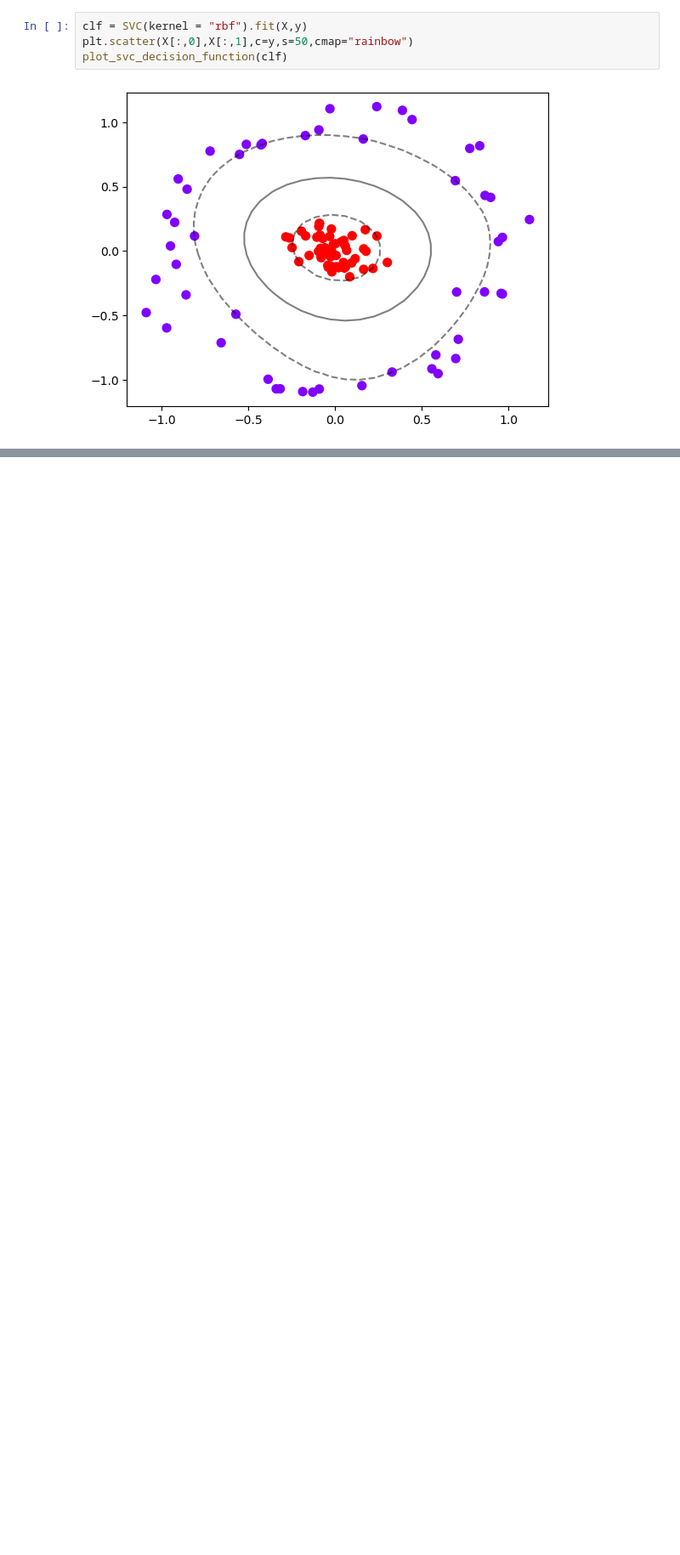
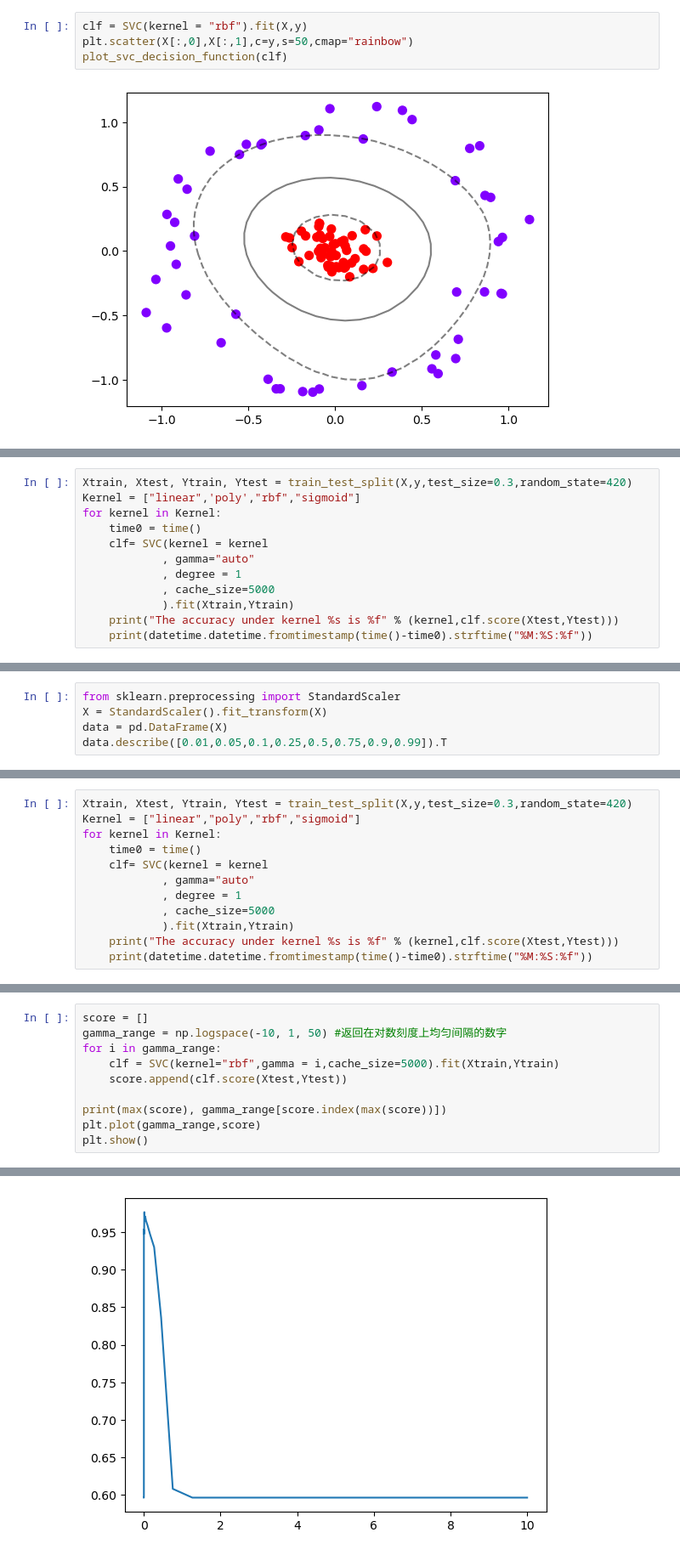
Before and after one commit to Vincy-w/SKLearn, a Jupyter notebook: jupyter/SVM.ipynb, the cells around one changed output, grey strips where cells are left out. Shown at 85% size. Saved outputs shown, nothing was run; the diff lists cells and outputs as text; blank space fills up the shorter version.

```diff
--- a/jupyter/SVM.ipynb
+++ b/jupyter/SVM.ipynb
@@ -70,0 +93,12 @@ plot_svc_decision_function(clf)
+# %%
+Xtrain, Xtest, Ytrain, Ytest = train_test_split(X,y,test_size=0.3,random_state=420)
+Kernel = ["linear",'poly',"rbf","sigmoid"]
+for kernel in Kernel:
+    time0 = time()
+    clf= SVC(kernel = kernel
+            , gamma="auto"
+            , degree = 1
+            , cache_size=5000
+            ).fit(Xtrain,Ytrain)
+    print("The accuracy under kernel %s is %f" % (kernel,clf.score(Xtest,Ytest)))
+    print(datetime.datetime.fromtimestamp(time()-time0).strftime("%M:%S:%f"))
@@ -70,0 +138,5 @@ plot_svc_decision_function(clf)
+# %%
+from sklearn.preprocessing import StandardScaler
+X = StandardScaler().fit_transform(X)
+data = pd.DataFrame(X)
+data.describe([0.01,0.05,0.1,0.25,0.5,0.75,0.9,0.99]).T
@@ -70,0 +161,12 @@ plot_svc_decision_function(clf)
+# %%
+Xtrain, Xtest, Ytrain, Ytest = train_test_split(X,y,test_size=0.3,random_state=420)
+Kernel = ["linear","poly","rbf","sigmoid"]
+for kernel in Kernel:
+    time0 = time()
+    clf= SVC(kernel = kernel
+            , gamma="auto"
+            , degree = 1
+            , cache_size=5000
+            ).fit(Xtrain,Ytrain)
+    print("The accuracy under kernel %s is %f" % (kernel,clf.score(Xtest,Ytest)))
+    print(datetime.datetime.fromtimestamp(time()-time0).strftime("%M:%S:%f"))
@@ -70,0 +182,11 @@ plot_svc_decision_function(clf)
+# %%
+score = []
+gamma_range = np.logspace(-10, 1, 50) #返回在对数刻度上均匀间隔的数字
+for i in gamma_range:
+    clf = SVC(kernel="rbf",gamma = i,cache_size=5000).fit(Xtrain,Ytrain)
+    score.append(clf.score(Xtest,Ytest))
+
+print(max(score), gamma_range[score.index(max(score))])
+plt.plot(gamma_range,score)
+plt.show()
+# %% [output]
@@ -70,0 +194 @@ plot_svc_decision_function(clf)
+[figure, added]
```
Also changed, not shown: parts of 12 cells of this notebook, 2 other files.
